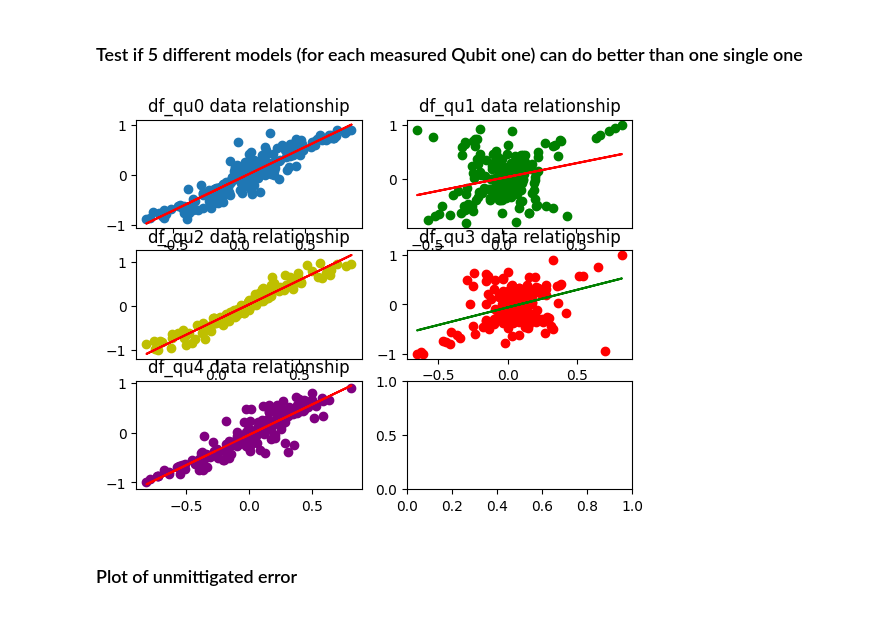
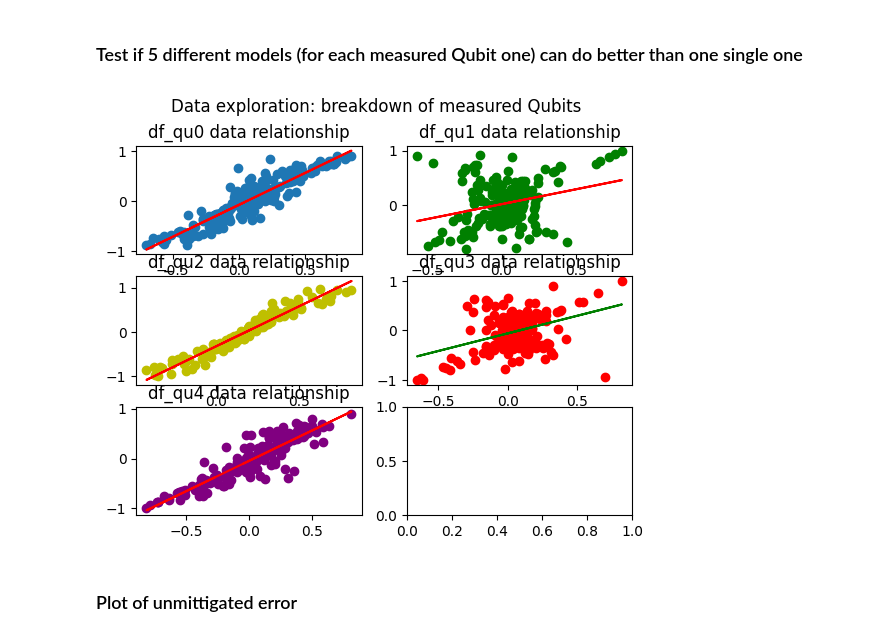
Before and after one commit to prachisharma21/ML_4_QEM, a Jupyter notebook: 5Models_Test.ipynb, the cells around one changed output. Cells and saved outputs as stored; diff of their text form; code cells hidden in the pictures.

Commit message:
corrected some plots

```diff
--- a/5Models_Test.ipynb
+++ b/5Models_Test.ipynb
@@ -30,30 +30,31 @@ model = LinearRegression()
 model4 = model.fit(df_qu4['noisy_expectation'].to_numpy().reshape(-1,1), df_qu4['target'])
 # %%
 figure, axis = plt.subplots(3, 2)
+figure.suptitle('Data exploration: breakdown of measured Qubits')
 
 axis[0,0].scatter(df_qu0['noisy_expectation'], df_qu0['target'])
 axis[0,0].plot(df_qu0['noisy_expectation'], model0.predict(df_qu0['noisy_expectation'].to_numpy().reshape(-1, 1)), color='red')
 axis[0,0].set_title('df_qu0 data relationship')
 
 axis[0, 1].scatter(df_qu1['noisy_expectation'], df_qu1['target'], color='g')
 axis[0, 1].plot(df_qu1['noisy_expectation'], model1.predict(df_qu1['noisy_expectation'].to_numpy().reshape(-1, 1)), color='red')
 axis[0, 1].set_title('df_qu1 data relationship')
 
 
 axis[1, 0].scatter(df_qu2['noisy_expectation'], df_qu2['target'], color='y')
 axis[1, 0].plot(df_qu2['noisy_expectation'], model2.predict(df_qu2['noisy_expectation'].to_numpy().reshape(-1, 1)), color='red')
 axis[1, 0].set_title('df_qu2 data relationship')
 
 axis[1, 1].scatter(df_qu3['noisy_expectation'], df_qu3['target'], color='r')
 axis[1, 1].plot(df_qu3['noisy_expectation'], model3.predict(df_qu3['noisy_expectation'].to_numpy().reshape(-1, 1)), color='g')
 axis[1, 1].set_title('df_qu3 data relationship')
 
 axis[2, 0].scatter(df_qu4['noisy_expectation'], df_qu4['target'], color='purple')
 axis[2, 0].plot(df_qu4['noisy_expectation'], model4.predict(df_qu4['noisy_expectation'].to_numpy().reshape(-1, 1)), color='red')
 axis[2, 0].set_title('df_qu4 data relationship')
 plt.show(figure)
 # %% [output]
-[figure, old version]
+[figure, new version]
 # %% [markdown]
 ### Plot of unmittigated error
 # %%
```
Also changed, not shown: parts of 5 cells of this notebook.
